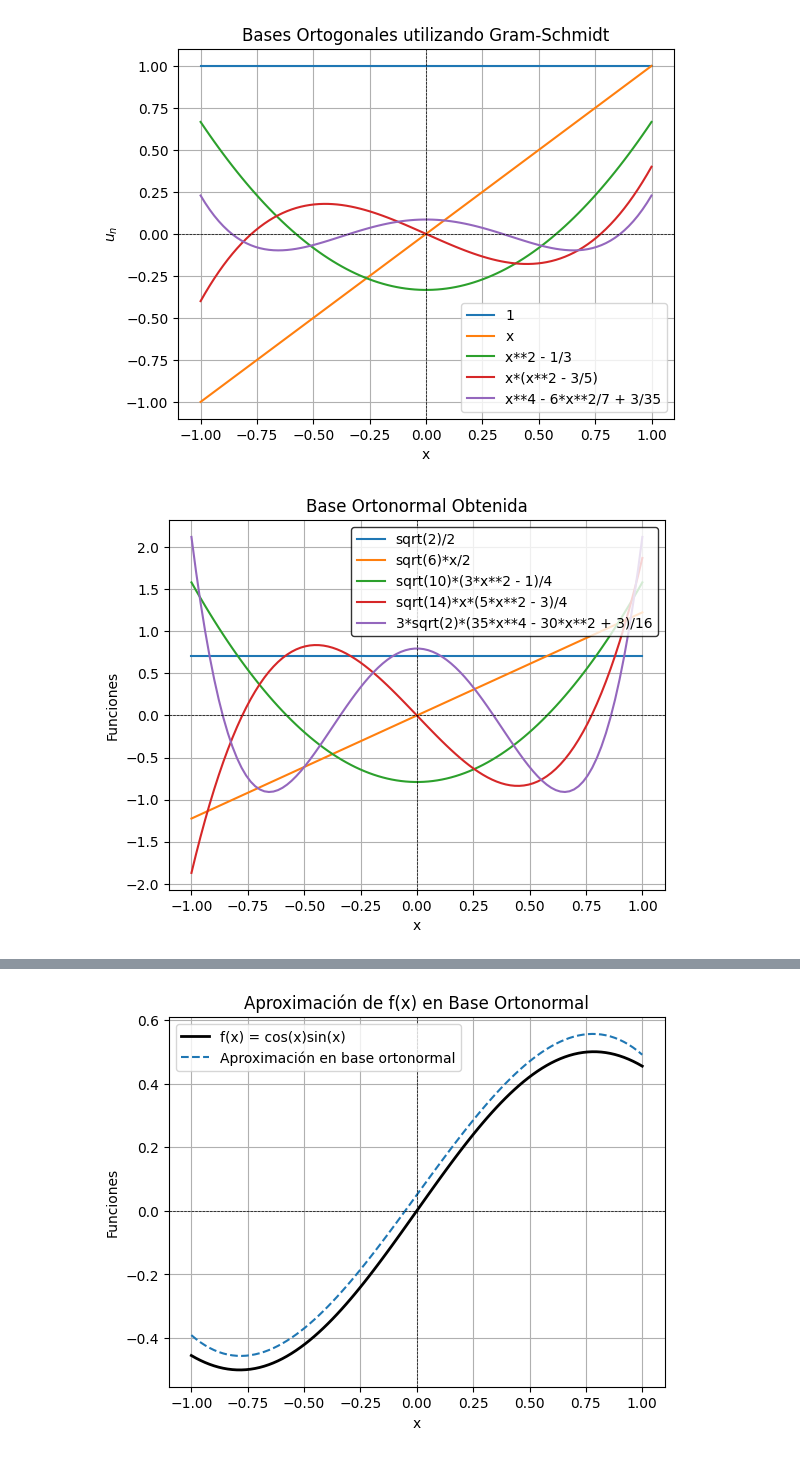
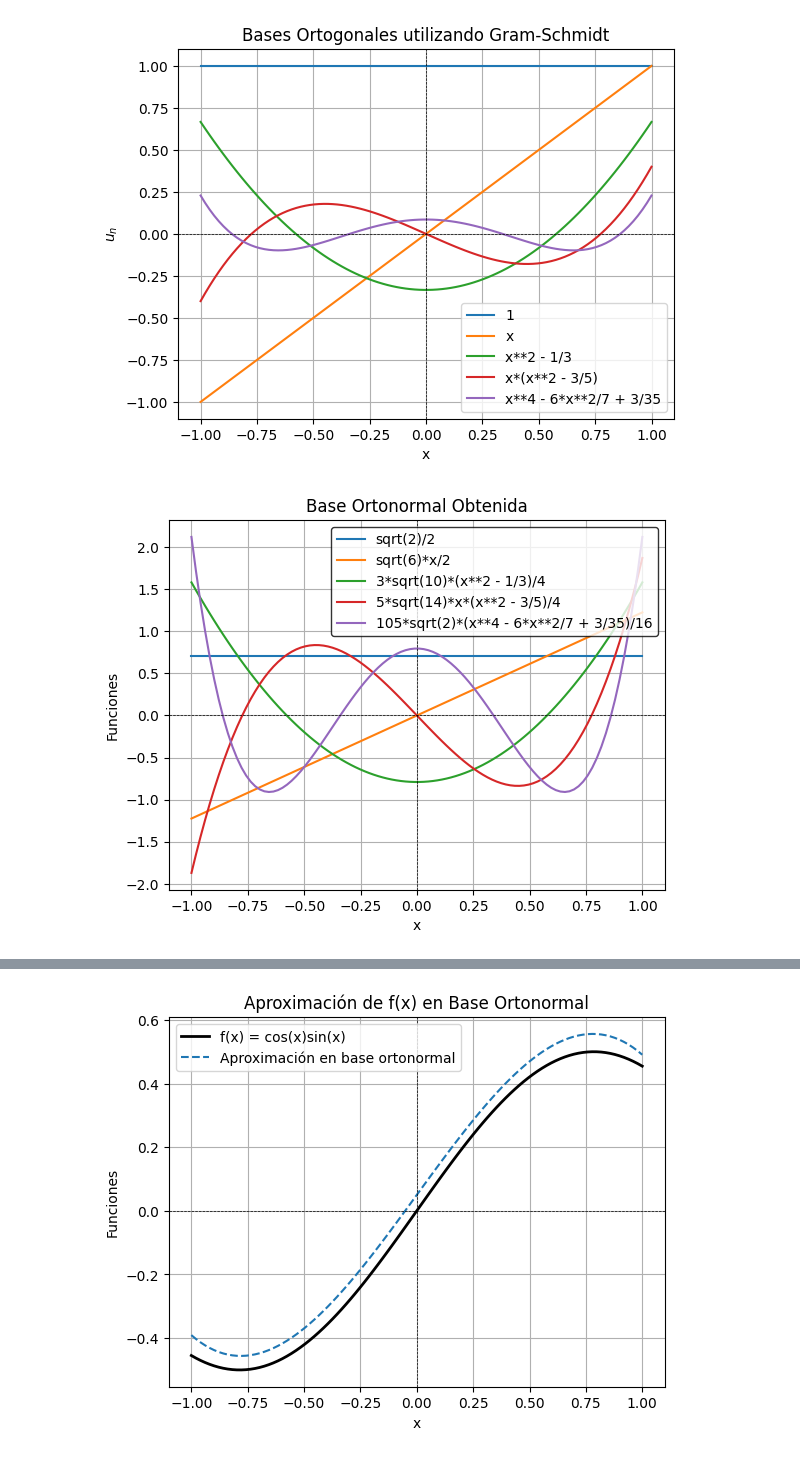
Before and after one commit to SamHuRo/mecanica-cuantica-avanzada, a Jupyter notebook: Ejercicios/Ejercicio_01/Ejercicio_01.ipynb, the cells around one changed output, grey strips where cells are left out. Saved outputs shown, nothing was run; the diff lists cells and outputs as text; code cells hidden in the pictures.

```diff
--- a/Ejercicios/Ejercicio_01/Ejercicio_01.ipynb
+++ b/Ejercicios/Ejercicio_01/Ejercicio_01.ipynb
@@ -115,9 +115,10 @@ def normalizar_funciones(funcs, var, a, b):
     normalizadas = []
     for f in funcs:
         norm = sp.sqrt(sp.integrate(f * f, (var, a, b)))
-        f_normalizada = sp.simplify(f / norm)
+        f_normalizada = f / norm
         normalizadas.append(f_normalizada)
     return normalizadas
+
 
 base_ortonormal = normalizar_funciones(base_n, x, -1, 1)
 for q in base_ortonormal:
@@ -170,29 +171,29 @@ plt.show()
 # %%
 # Mostrar la base ortonormal obtenida
 for q in base_ortonormal:
     fun_lambdified = sp.lambdify(x, q)
     fun_graph = fun_lambdified(variable_x)
     if fun_graph.shape == ():
         y = np.ones_like(variable_x) * fun_graph
         plt.plot(variable_x, y, label=str(q))
     else:
         plt.plot(variable_x, fun_graph, label=str(q))
 
-plt.title('Base Ortonormal Obtenida')
-plt.xlabel('x')
-plt.ylabel('Funciones')
-plt.axhline(0, color='black', lw=0.5, ls='--')
-plt.axvline(0, color='black', lw=0.5, ls='--')
+plt.title("Base Ortonormal Obtenida")
+plt.xlabel("x")
+plt.ylabel("Funciones")
+plt.axhline(0, color="black", lw=0.5, ls="--")
+plt.axvline(0, color="black", lw=0.5, ls="--")
 plt.legend(
     loc="upper right",
-    frameon=True,      # mostrar recuadro
-    facecolor="white", # color de fondo
-    edgecolor="black"  # color del borde
+    frameon=True,  # mostrar recuadro
+    facecolor="white",  # color de fondo
+    edgecolor="black",  # color del borde
 )
 plt.grid()
 plt.show()
 # %% [output]
-[figure, old version]
+[figure, new version]
 # %%
 # Verificación de ortogonalidad de la base obtenida
 for i in range(len(base_ortonormal)):
```
Also changed, not shown: parts of 23 cells of this notebook, 1 other file.
